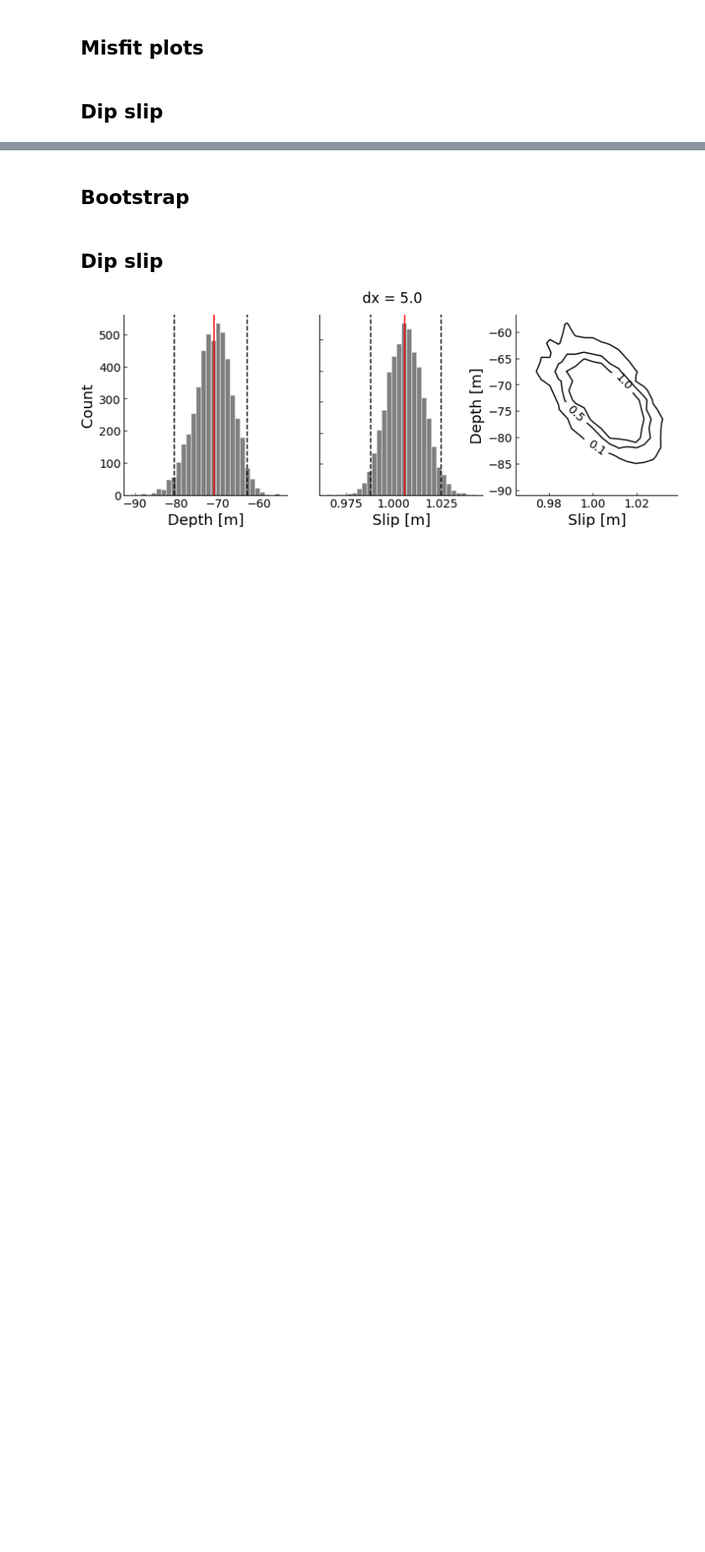
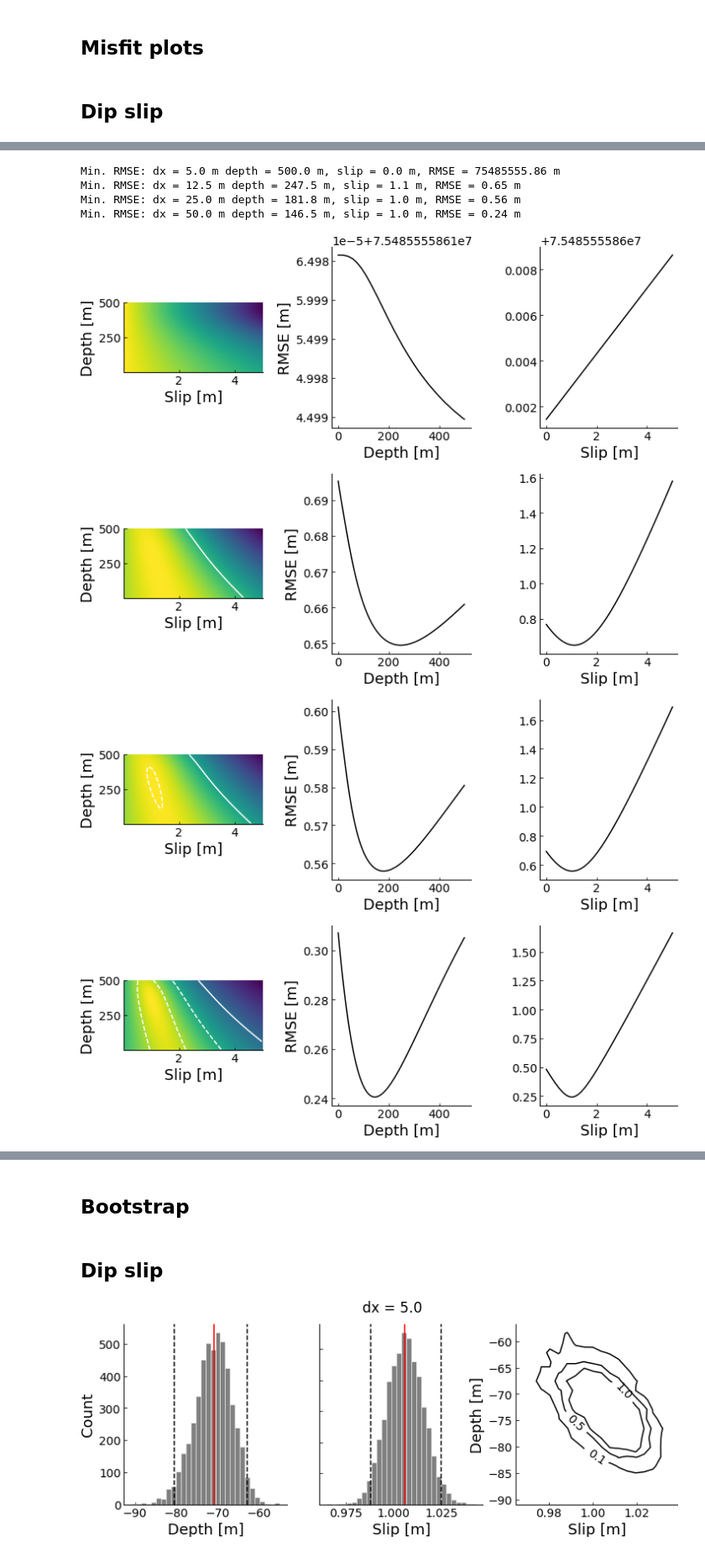
Before and after one commit to stgl/PointCloudDislocation, a Jupyter notebook: model-fitting-lidar.ipynb, the cells around one changed output, grey strips where cells are left out. Shown at 84% size. Saved outputs shown, nothing was run; the diff lists cells and outputs as text; code cells hidden in the pictures; blank space fills up the shorter version.

```diff
--- a/model-fitting-lidar.ipynb
+++ b/model-fitting-lidar.ipynb
@@ -136,0 +259,39 @@ Min. RMSE: dx = 100.0 m depth = -212.1 m, slip = 1.4 m, RMSE = 0.11 m
+# %%
+def plot_rmse_2d_dipslip(dx=50):
+    fig, ax = plt.subplots(1, 3, figsize=(12, 4))
+
+    filename = f'results/sfm/dip_slip/HSLSurvey101419_utm_s310.00_d90.00_dep100.00_ss0.00_ds1.00_ICP_w{dx:.2f}_str{dx / 2:.2f}.pkl'
+    x, y, ux, uy, uobs, residual, mask = load_and_mask_results(filename, iterations=2)
+    x, y = np.meshgrid(x, y)
+
+    depths = np.linspace(0, 500, num=100) + 0.01
+    slips = np.linspace(0, 5, num=100) + 0.01
+    rmses = np.full((len(depths), len(slips)), fill_value=np.nan)
+    extent = (min(slips), max(slips), min(depths), max(depths))
+
+    for i, depth in enumerate(depths):
+        for j, s in enumerate(slips):
+            _, upred = model_2d(depth, slip_ds=s, slip_ss=0, x=x, y=y)
+            rmses[i, j] = rmse(upred, uobs)
+
+    im = ax[0].imshow(np.log10(rmses), extent=extent, cmap='viridis_r')
+    _ = ax[0].contour(np.log10(rmses), [-1, -0.75, -0.5, -0.25, 0], extent=extent, colors='w', origin='upper')
+    #plt.colorbar(im, label='log$_{10}$ RMSE [m]', orientation='horizontal', shrink=0.5, pad=0.25, ax=ax[0])
+    ax[0].set_aspect(0.005)
+    ax[0].set_xlabel('Slip [m]')
+    ax[0].set_ylabel('Depth [m]')
+
+    idx = np.where(rmses == rmses.min())
+    i = idx[0][0]
+    j = idx[1][0]
+
+    ax[1].plot(depths, rmses[:, j], 'k-')
+    ax[1].set_xlabel('Depth [m]')
+    ax[1].set_ylabel('RMSE [m]')
+
+    ax[2].plot(slips, rmses[i, :], 'k-')
+    ax[2].set_xlabel('Slip [m]')
+
+    plt.subplots_adjust(wspace=0.5)
+
+    print(f'Min. RMSE: dx = {dx/2:.1f} m depth = {depths[i]:.1f} m, slip = {slips[j]:.1f} m, RMSE = {rmses[i, j]:.2f} m')
@@ -136,0 +339,13 @@ Min. RMSE: dx = 100.0 m depth = -212.1 m, slip = 1.4 m, RMSE = 0.11 m
+# %%
+windows = [10, 25, 50, 100]
+for w in windows:
+    plot_rmse_2d_dipslip(dx=w)
+# %% [output]
+Min. RMSE: dx = 5.0 m depth = 500.0 m, slip = 0.0 m, RMSE = 75485555.86 m
+Min. RMSE: dx = 12.5 m depth = 247.5 m, slip = 1.1 m, RMSE = 0.65 m
+Min. RMSE: dx = 25.0 m depth = 181.8 m, slip = 1.0 m, RMSE = 0.56 m
+Min. RMSE: dx = 50.0 m depth = 146.5 m, slip = 1.0 m, RMSE = 0.24 m
+[figure, added]
+[figure, added]
+[figure, added]
+[figure, added]
```
Also changed, not shown: parts of 27 cells of this notebook.
